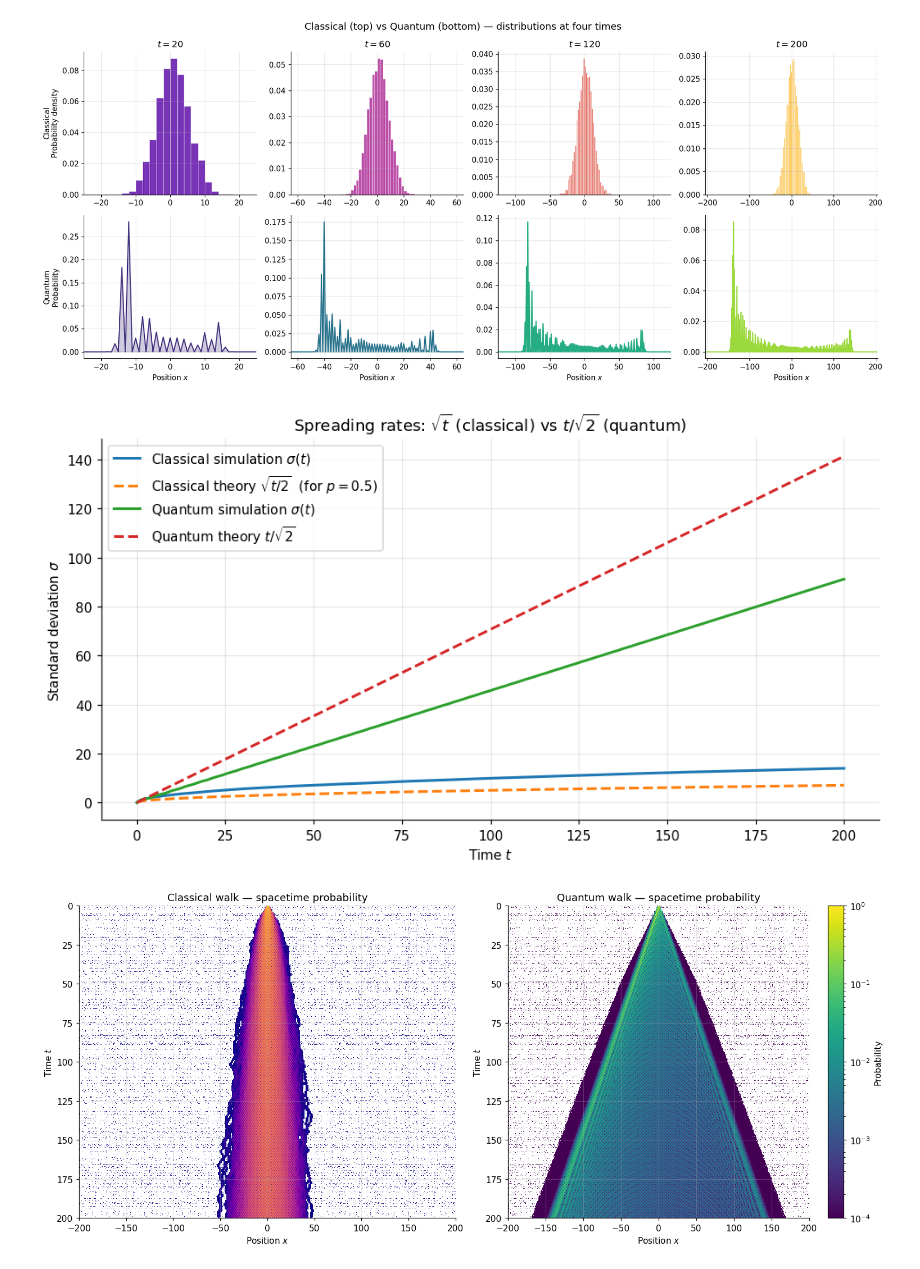
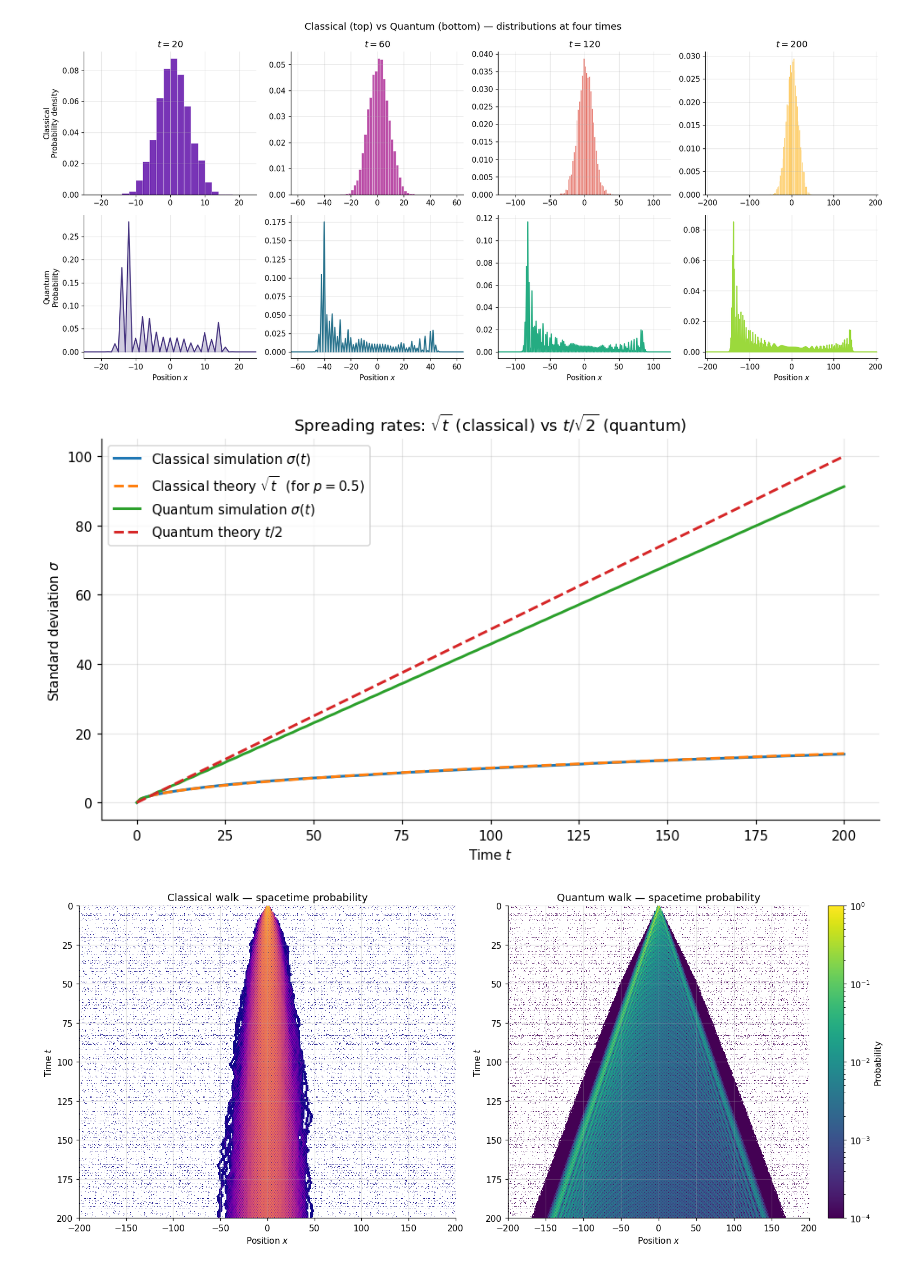
Before and after one commit to kdere001/quantum-random-walks, a Jupyter notebook: Quantum_Random_Walk_Full_Notebook.ipynb, the cells around one changed output. Saved outputs shown, nothing was run; the diff lists cells and outputs as text; code cells hidden in the pictures.

```diff
--- a/Quantum_Random_Walk_Full_Notebook.ipynb
+++ b/Quantum_Random_Walk_Full_Notebook.ipynb
@@ -373,26 +373,26 @@ plt.show()
 # %%
 # ── Fig 2: σ(t) — the central quantitative result ─────────────────────────────
 t_vals = np.arange(T_MAX + 1)
 
 quantum_std = std_over_time(history_L, x_vals)
-theory_quantum_std = t_vals / np.sqrt(2)
+theory_quantum_std = t_vals / 2
 
 fig, ax = plt.subplots(figsize=(9, 5))
 ax.plot(t_vals, classical_std,     lw=2,   label="Classical simulation $\\sigma(t)$")
 ax.plot(t_vals, theory_std_classical, lw=2, ls='--',
-        label=r"Classical theory $\sqrt{t/2}$  (for $p=0.5$)")
+        label=r"Classical theory $\sqrt{t}$  (for $p=0.5$)")
 ax.plot(t_vals, quantum_std,       lw=2,   label="Quantum simulation $\\sigma(t)$")
 ax.plot(t_vals, theory_quantum_std, lw=2,  ls='--',
-        label=r"Quantum theory $t/\sqrt{2}$")
+        label=r"Quantum theory $t/2$")
 
 ax.set_xlabel("Time $t$")
 ax.set_ylabel("Standard deviation $\\sigma$")
 ax.set_title("Spreading rates: $\\sqrt{t}$ (classical) vs $t/\\sqrt{2}$ (quantum)")
 ax.legend()
 plt.tight_layout()
 plt.show()
 # %% [output]
-[figure, old version]
+[figure, new version]
 # %%
 # ── Fig 3: spacetime heatmaps ─────────────────────────────────────────────────
 fig, (ax1, ax2) = plt.subplots(1, 2, figsize=(14, 6))
```
Also changed, not shown: parts of 3 cells of this notebook.
